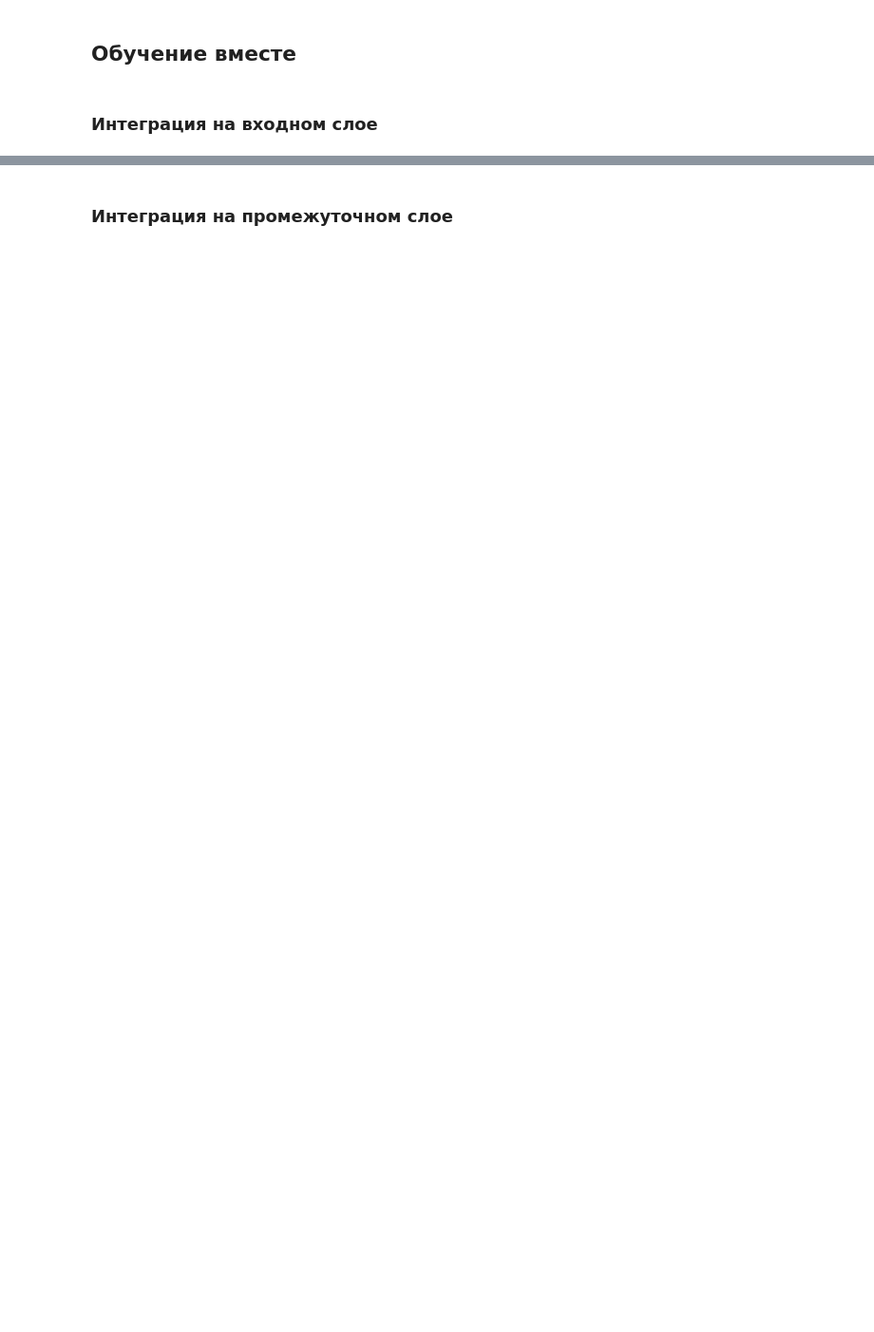
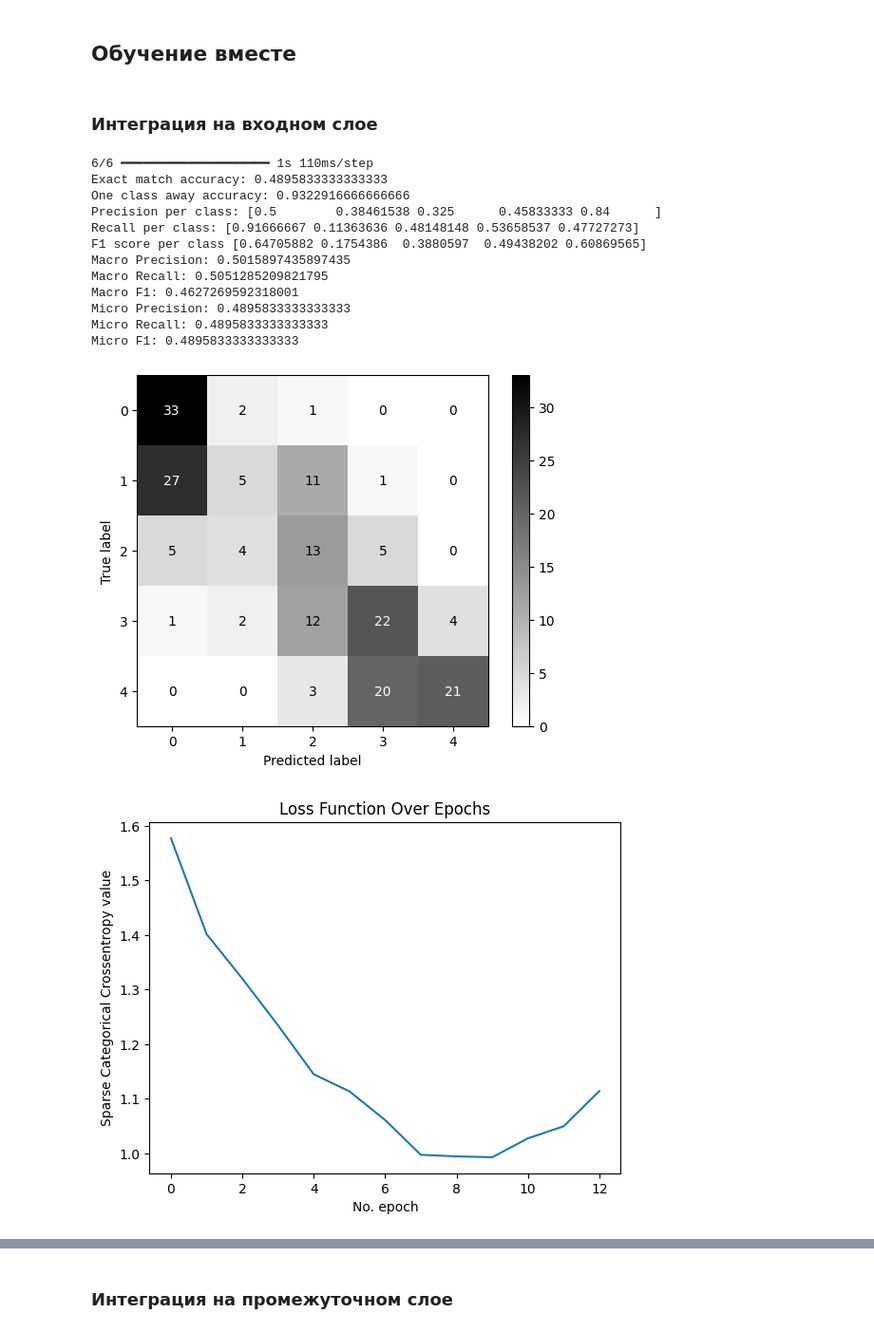
Before and after one commit to muratom/movie-box-office-prediction, a Jupyter notebook: 4_bor_poster_postreleased_own.ipynb, the cells around one changed output, grey strips where cells are left out. Shown at 95% size. Saved outputs shown, nothing was run; the diff lists cells and outputs as text; code cells hidden in the pictures; blank space fills up the shorter version.

```diff
--- a/4_bor_poster_postreleased_own.ipynb
+++ b/4_bor_poster_postreleased_own.ipynb
@@ -784,6 +806,7 @@ def train(
         x=train_generator,
         validation_data=val_generator,
         epochs=cfg.num_epochs,
+        class_weight=class_weights,
         verbose=1,
         callbacks=[
             checkpoint,
@@ -793,7 +816,8 @@ def train(
     )
     best_model = load_model(checkpoint_path)
 
-    with open(f'./{checkpoint_path}_history.pkl', 'wb') as f:
+    p = Path(checkpoint_path)
+    with open(f'{p.parents[0]}/{p.stem}_history.pkl', 'wb') as f:
         dill.dump(full_history, f, protocol=5)
 
     return best_model, full_history
@@ -825,6 +849,7 @@ train_generator = TabularPosterGenerator(
     labels=y_train,
     batch_size=cfg.batch_size,
     dim=cfg.poster_shape,
+    shuffle=True,
 )
 val_generator = TabularPosterGenerator(
     tabular=X_val.drop('poster', axis=1).values,
@@ -832,37 +857,54 @@ val_generator = TabularPosterGenerator(
     labels=y_val,
     batch_size=cfg.batch_size,
     dim=cfg.poster_shape,
+    shuffle=False,
 )
 
-optimizer = Adagrad(
+optimizer = AdamW(
     learning_rate=cfg.learning_rate,
 )
 tabular_and_poster_INPUT_model.compile(
     loss='sparse_categorical_crossentropy',
     optimizer=optimizer,
-    metrics=['accuracy', OneClassAwayAccuracy()],
+    metrics=['accuracy'],
 )
 
-best_tabular_and_poster_INPUT_model_path = f'{cfg.filename_prefix}_input.keras'
-if (not Path(best_tabular_and_poster_INPUT_model_path).is_file()):
+checkpoint_path = f'{cfg.filename_prefix}best_input_model.keras'
+if (not Path(checkpoint_path).is_file()):
     best_model, full_history = train(
         model=tabular_and_poster_INPUT_model,
         train_generator=train_generator,
         val_generator=val_generator,
         class_weights=class_weights,
-        checkpoint_path=best_tabular_and_poster_INPUT_model_path,
+        checkpoint_path=checkpoint_path,
     )
 # %%
-best_model = load_model(best_tabular_and_poster_INPUT_model_path)
-with open(f'./{best_tabular_and_poster_INPUT_model_path}_history.pkl', 'rb') as f:
+best_model = load_model(checkpoint_path)
+with open(f'{cfg.filename_prefix}best_input_model_history.pkl', 'rb') as f:
     full_history = dill.load(f)
 
 test_generator = TabularPosterGenerator(
     tabular=X_test.drop('poster', axis=1).values,
     posters=X_test['poster'].values,
     labels=y_test,
     batch_size=cfg.batch_size,
     dim=cfg.poster_shape,
+    shuffle=False,
 )
 # Проверка лучшей модели
-inspect_model(best_model, test_generator, y_test, best_tabular_and_poster_INPUT_model_path, history=full_history)
+inspect_model(best_model, test_generator, y_test, checkpoint_path, history=full_history)
+# %% [output]
+6/6 ━━━━━━━━━━━━━━━━━━━━ 1s 110ms/step
+Exact match accuracy: 0.4895833333333333
+One class away accuracy: 0.9322916666666666
+Precision per class: [0.5        0.38461538 0.325      0.45833333 0.84      ]
+Recall per class: [0.91666667 0.11363636 0.48148148 0.53658537 0.47727273]
+F1 score per class [0.64705882 0.1754386  0.3880597  0.49438202 0.60869565]
+Macro Precision: 0.5015897435897435
+Macro Recall: 0.5051285209821795
+Macro F1: 0.4627269592318001
+Micro Precision: 0.4895833333333333
+Micro Recall: 0.4895833333333333
+Micro F1: 0.4895833333333333
+[figure, added]
+[figure, added]
```
Also changed, not shown: parts of 32 cells of this notebook, 6 other files.
